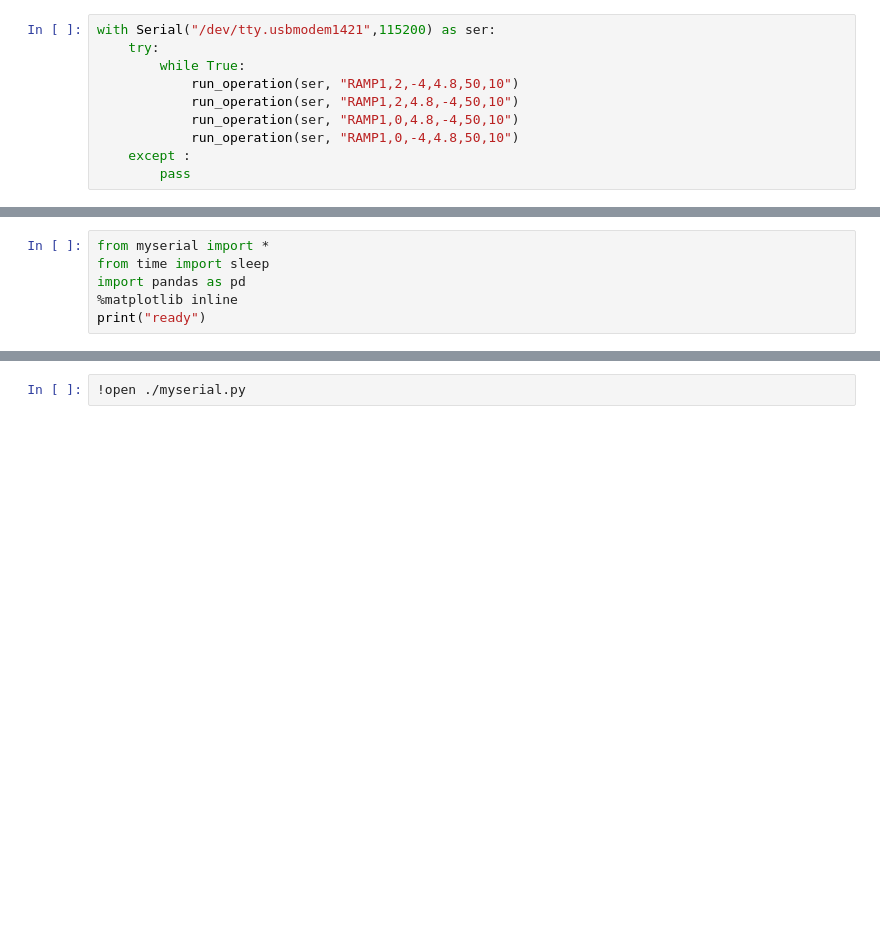
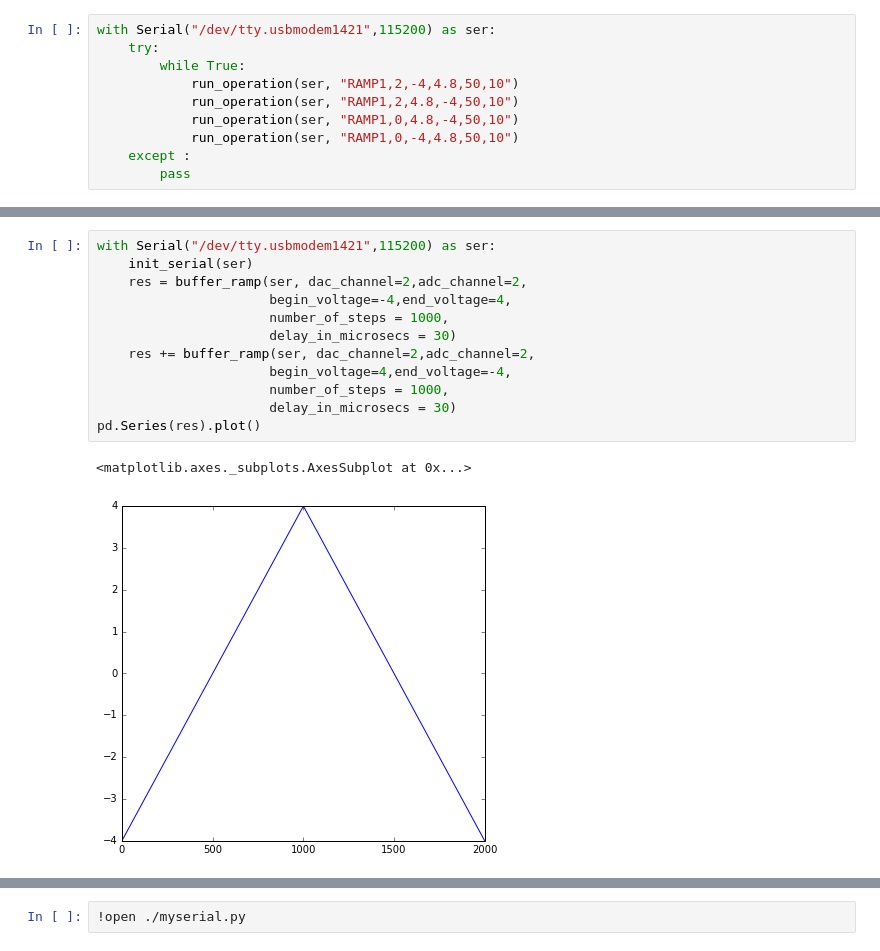
Before and after one commit to tomirendo/lab_repo, a Jupyter notebook: Serial Communication.ipynb, the cells around one changed output, grey strips where cells are left out. Saved outputs shown, nothing was run; the diff lists cells and outputs as text; blank space fills up the shorter version.

```diff
--- a/Serial Communication.ipynb
+++ b/Serial Communication.ipynb
@@ -56,9 +59,18 @@ pd.Series(ls).plot()
-# %%
-from myserial import *
-from time import sleep
-import pandas as pd
-%matplotlib inline
-print("ready")
+# %%
+with Serial("/dev/tty.usbmodem1421",115200) as ser:
+    init_serial(ser)
+    res = buffer_ramp(ser, dac_channel=2,adc_channel=2,
+                      begin_voltage=-4,end_voltage=4,
+                      number_of_steps = 1000,
+                      delay_in_microsecs = 30)
+    res += buffer_ramp(ser, dac_channel=2,adc_channel=2,
+                      begin_voltage=4,end_voltage=-4,
+                      number_of_steps = 1000,
+                      delay_in_microsecs = 30)
+pd.Series(res).plot()
+# %% [output]
+<matplotlib.axes._subplots.AxesSubplot at 0x...>
+[figure, added]
 # %%
 with Serial("/dev/tty.usbmodem1421",115200) as ser:
     init_serial(ser)
```
Also changed, not shown: parts of 7 cells of this notebook, 2 other files.
